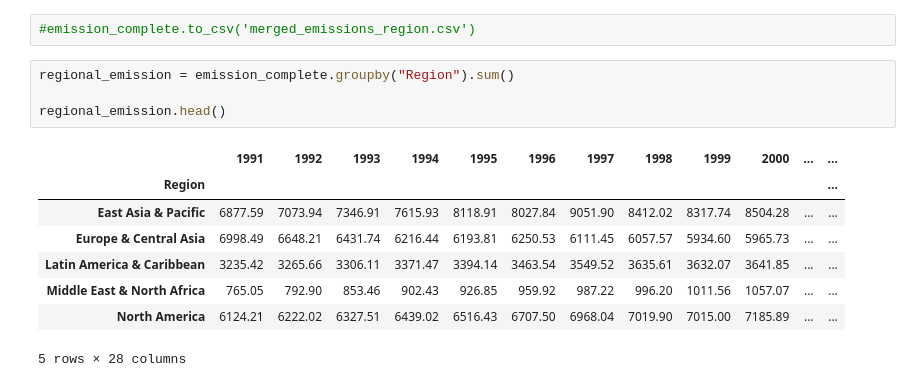
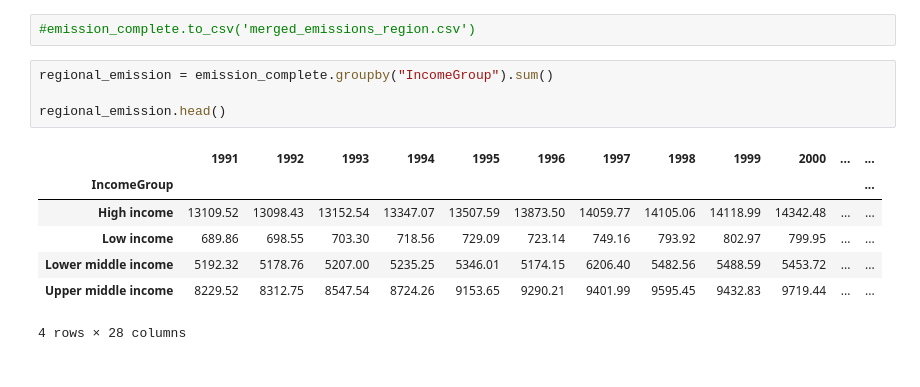
Before and after one commit to douglas-robertson/Project1, a Jupyter notebook: Data Files/emission_merge_country_data.ipynb, the cells around one changed output. Drawn from its saved outputs; the diff is of its cells as text.

```diff
--- a/Data Files/emission_merge_country_data.ipynb
+++ b/Data Files/emission_merge_country_data.ipynb
@@ -45,18 +45,17 @@ emission_complete.head()
 # %%
 #emission_complete.to_csv('merged_emissions_region.csv')
 # %%
-regional_emission = emission_complete.groupby("Region").sum()
+regional_emission = emission_complete.groupby("IncomeGroup").sum()
 
 regional_emission.head()
 # %% [output]
 |  | 1991 | 1992 | 1993 | 1994 | 1995 | 1996 | 1997 | 1998 | 1999 | 2000 | ... | ... |
-| Region |  |  |  |  |  |  |  |  |  |  |  | ... |
-| East Asia & Pacific | 6877.59 | 7073.94 | 7346.91 | 7615.93 | 8118.91 | 8027.84 | 9051.90 | 8412.02 | 8317.74 | 8504.28 | ... | ... |
-| Europe & Central Asia | 6998.49 | 6648.21 | 6431.74 | 6216.44 | 6193.81 | 6250.53 | 6111.45 | 6057.57 | 5934.60 | 5965.73 | ... | ... |
-| Latin America & Caribbean | 3235.42 | 3265.66 | 3306.11 | 3371.47 | 3394.14 | 3463.54 | 3549.52 | 3635.61 | 3632.07 | 3641.85 | ... | ... |
-| Middle East & North Africa | 765.05 | 792.90 | 853.46 | 902.43 | 926.85 | 959.92 | 987.22 | 996.20 | 1011.56 | 1057.07 | ... | ... |
-| North America | 6124.21 | 6222.02 | 6327.51 | 6439.02 | 6516.43 | 6707.50 | 6968.04 | 7019.90 | 7015.00 | 7185.89 | ... | ... |
+| IncomeGroup |  |  |  |  |  |  |  |  |  |  |  | ... |
+| High income | 13109.52 | 13098.43 | 13152.54 | 13347.07 | 13507.59 | 13873.50 | 14059.77 | 14105.06 | 14118.99 | 14342.48 | ... | ... |
+| Low income | 689.86 | 698.55 | 703.30 | 718.56 | 729.09 | 723.14 | 749.16 | 793.92 | 802.97 | 799.95 | ... | ... |
+| Lower middle income | 5192.32 | 5178.76 | 5207.00 | 5235.25 | 5346.01 | 5174.15 | 6206.40 | 5482.56 | 5488.59 | 5453.72 | ... | ... |
+| Upper middle income | 8229.52 | 8312.75 | 8547.54 | 8724.26 | 9153.65 | 9290.21 | 9401.99 | 9595.45 | 9432.83 | 9719.44 | ... | ... |
-5 rows × 28 columns
+4 rows × 28 columns
 # %%
 reg_emissionT = regional_emission.transpose()
 reg_emissionT = pd.DataFrame(reg_emissionT)
```
Also changed, not shown: parts of 2 cells of this notebook, 4 other files.
